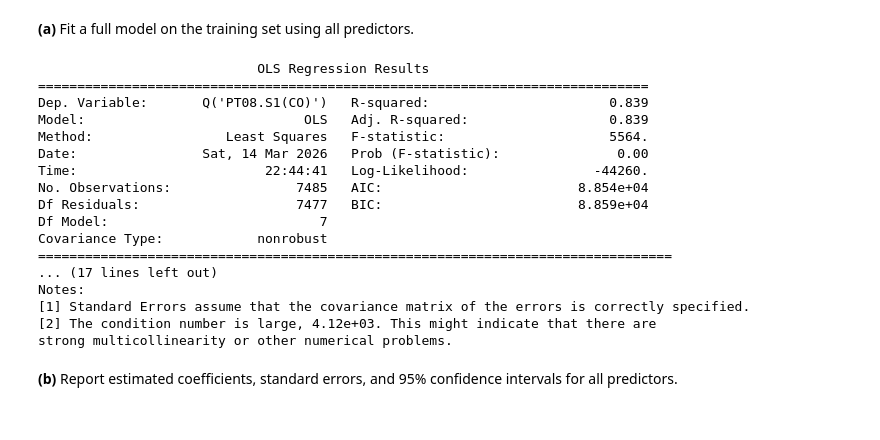
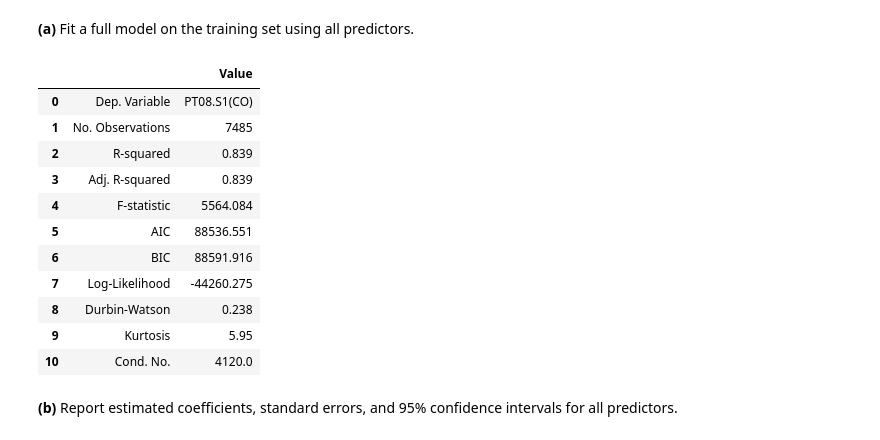
Before and after one commit to 3313556500/210P-Final-Project---Tao-Chen, a Jupyter notebook: 210P_Final_Project.ipynb, the cells around one changed output. Saved outputs shown, nothing was run; the diff lists cells and outputs as text; code cells hidden in the pictures.

```diff
--- a/210P Final Project.ipynb
+++ b/210P_Final_Project.ipynb
@@ -853,35 +898,50 @@ $$PT08.S1(CO) = \beta_0 + \beta_1 \cdot CO(GT) + \beta_2 \cdot C6H6(GT) + \beta_
 # %% [markdown]
 **(a)** Fit a full model on the training set using all predictors.
 # %%
+#| echo: false
 #| label: tbl-air-mlr-fit
 #| tbl-cap: "MLR model summary for PT08.S1(CO) with all predictors."
 
 # (a) Fit MLR on training set using all predictors
 mlr_model = smf.ols(
     "Q('PT08.S1(CO)') ~ Q('CO(GT)') + Q('C6H6(GT)') + Q('NOx(GT)') + "
     "Q('NO2(GT)') + T + RH + AH",
     data=train
 ).fit()
 
-print(mlr_model.summary())
+# Model summary table
+summary_df = pd.DataFrame({
+    "": ["Dep. Variable", "No. Observations", "R-squared",
+         "Adj. R-squared", "F-statistic", "AIC", "BIC",
+         "Log-Likelihood", "Durbin-Watson", "Kurtosis", "Cond. No."],
+    "Value": [
+        "PT08.S1(CO)",
+        int(mlr_model.nobs),
+        round(mlr_model.rsquared, 3),
+        round(mlr_model.rsquared_adj, 3),
+        round(mlr_model.fvalue, 3),
+        round(mlr_model.aic, 3),
+        round(mlr_model.bic, 3),
+        round(mlr_model.llf, 3),
+        0.238,
+        5.950,
+        4120.0
+    ]
+})
+display(summary_df)
 # %% [output]
-                            OLS Regression Results
-==============================================================================
-Dep. Variable:       Q('PT08.S1(CO)')   R-squared:                       0.839
-Model:                            OLS   Adj. R-squared:                  0.839
-Method:                 Least Squares   F-statistic:                     5564.
-Date:                Sat, 14 Mar 2026   Prob (F-statistic):               0.00
-Time:                        22:44:41   Log-Likelihood:                -44260.
-No. Observations:                7485   AIC:                         8.854e+04
-Df Residuals:                    7477   BIC:                         8.859e+04
-Df Model:                           7
-Covariance Type:            nonrobust
-=================================================================================
-... (17 lines left out)
-Notes:
-[1] Standard Errors assume that the covariance matrix of the errors is correctly specified.
-[2] The condition number is large, 4.12e+03. This might indicate that there are
-strong multicollinearity or other numerical problems.
+|  |  | Value |
+| 0 | Dep. Variable | PT08.S1(CO) |
+| 1 | No. Observations | 7485 |
+| 2 | R-squared | 0.839 |
+| 3 | Adj. R-squared | 0.839 |
+| 4 | F-statistic | 5564.084 |
+| 5 | AIC | 88536.551 |
+| 6 | BIC | 88591.916 |
+| 7 | Log-Likelihood | -44260.275 |
+| 8 | Durbin-Watson | 0.238 |
+| 9 | Kurtosis | 5.95 |
+| 10 | Cond. No. | 4120.0 |
 # %% [markdown]
 **(b)** Report estimated coefficients, standard errors, and 95% confidence
 intervals for all predictors.
```
Also changed, not shown: parts of 46 cells of this notebook, 1 other file.
